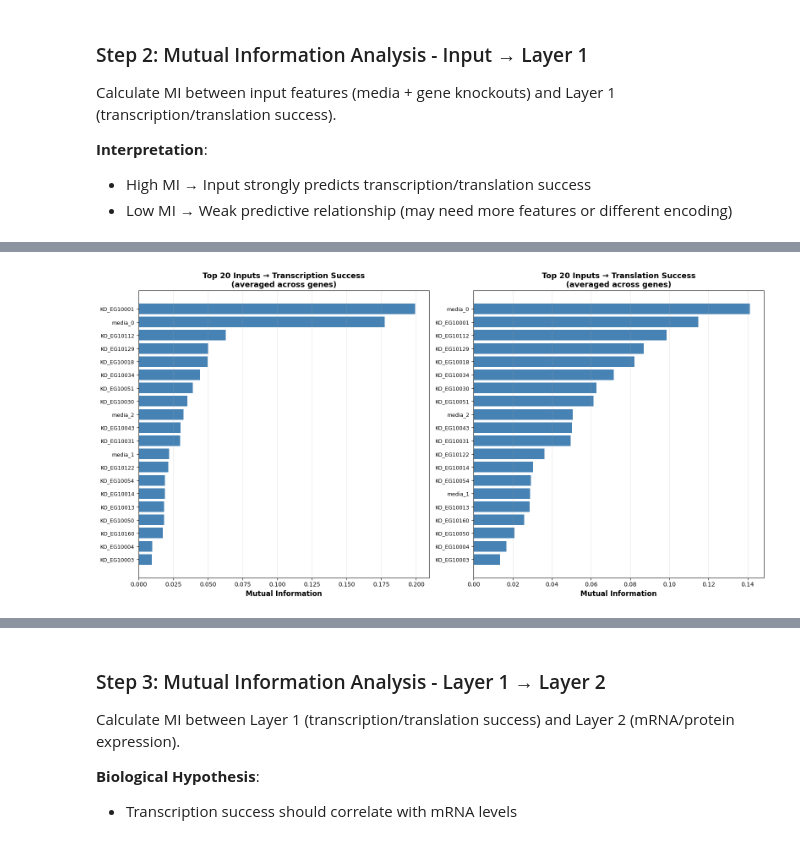
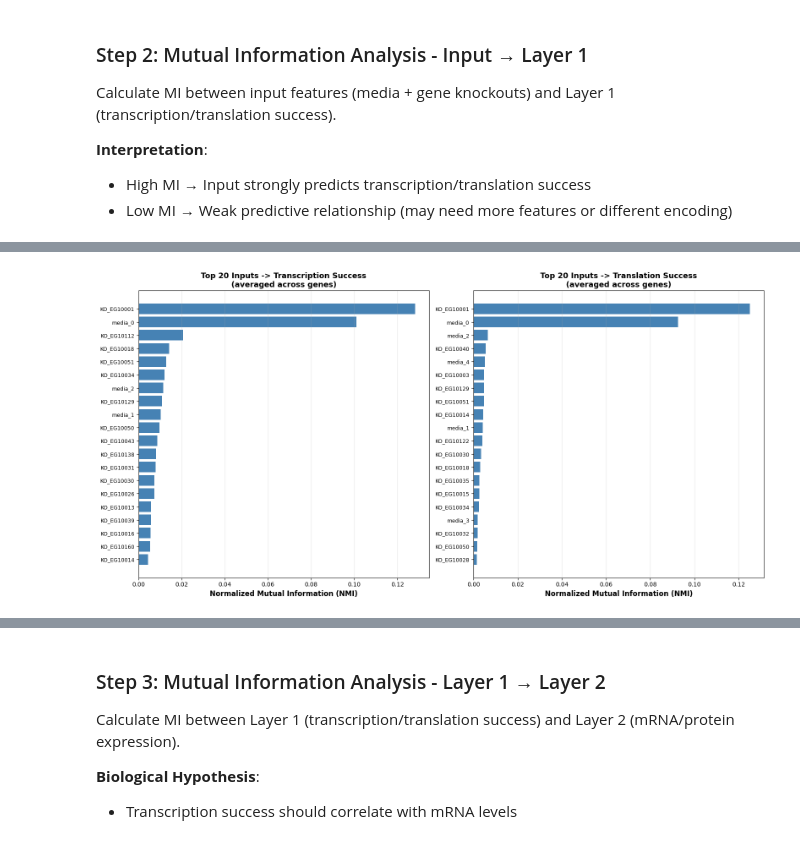
Before and after one commit to katha815/vEcoli-Local, a Jupyter notebook: reading/analysis_prior_to_ML_train.ipynb, the cells around one changed output, grey strips where cells are left out. Drawn from its saved outputs; the diff is of its cells as text; code cells hidden in the pictures.

Commit message:
MI analysis optimised and preprocessing function added for growth rate

```diff
--- a/reading/analysis_prior_to_ML_train.ipynb
+++ b/reading/analysis_prior_to_ML_train.ipynb
@@ -2850,68 +3066,108 @@ Calculate MI between input features (media + gene knockouts) and Layer 1 (transc
 # %%
-# OPTIMIZED: Mutual Information - Input → Layer 1
+# OPTIMIZED: Mutual Information - Input → Layer 1 (with normalization)
 
+import os
+import numpy as np
+import pandas as pd
 import matplotlib.pyplot as plt
 from sklearn.feature_selection import mutual_info_regression
-import os
+
+def _discretize_for_entropy(y, bins=10):
+    y_series = pd.Series(y)
+    try:
+        yb = pd.qcut(y_series.rank(method='first'), q=min(bins, y_series.nunique()), labels=False, duplicates='drop')
+    except Exception:
+        yb = pd.cut(y_series, bins=min(bins, max(2, y_series.nunique())), labels=False, duplicates='drop')
+    return pd.Series(yb).fillna(0).astype(int).to_numpy()
+
+def _entropy_discrete(y_disc):
+    counts = np.bincount(y_disc)
+    probs = counts[counts > 0] / counts.sum()
+    return float(-(probs * np.log(probs)).sum())
 
 print('\n' + '=' * 80)
-print('MUTUAL INFORMATION ANALYSIS: INPUT → LAYER 1')
+print('MUTUAL INFORMATION ANALYSIS: INPUT → LAYER 1 (RAW + NORMALIZED)')
 print('=' * 80)
 
-# Calculate MI for all Layer 1 features
+# Calculate MI/NMI for all Layer 1 targets
 mi_input_to_layer1 = {}
+nmi_input_to_layer1 = {}
+target_entropy_layer1 = {}
+
 for col in layer1_features.columns:
-    mi_scores = mutual_info_regression(input_features, layer1_features[col],
-                                       random_state=42, n_neighbors=3)
+    y = layer1_features[col].to_numpy()
+    mi_scores = mutual_info_regression(input_features, y, random_state=42, n_neighbors=3)
+    hy = _entropy_discrete(_discretize_for_entropy(y))
+    nmi_scores = np.clip(mi_scores / hy, 0, 1) if hy > 0 else np.full_like(mi_scores, np.nan, dtype=float)
+
     mi_input_to_layer1[col] = mi_scores
+    nmi_input_to_layer1[col] = nmi_scores
+    target_entropy_layer1[col] = hy
 
-# Create summary DataFrame
+# Create summary DataFrames
 mi_df_input_layer1 = pd.DataFrame(mi_input_to_layer1, index=input_features.columns)
+nmi_df_input_layer1 = pd.DataFrame(nmi_input_to_layer1, index=input_features.columns)
 
 # Save detailed results
 os.makedirs('/user/home/il22158/work/vEcoli/reading/results/MI', exist_ok=True)
-mi_df_input_layer1.to_csv('/user/home/il22158/work/vEcoli/reading/results/MI/input_to_layer1_detailed.csv')
+mi_df_input_layer1.to_csv('/user/home/il22158/work/vEcoli/reading/results/MI/input_to_layer1_detailed_raw_mi.csv')
+nmi_df_input_layer1.to_csv('/user/home/il22158/work/vEcoli/reading/results/MI/input_to_layer1_detailed_nmi.csv')
+pd.Series(target_entropy_layer1, name='target_entropy_nats').to_csv('/user/home/il22158/work/vEcoli/reading/results/MI/input_to_layer1_target_entropy.csv')
 
 # Aggregate by feature type (transcription vs translation)
-trans_cols = [c for c in layer1_features.columns if '_trans' in c]
-transl_cols = [c for c in layer1_features.columns if '_transl' in c]
+trans_cols = [c for c in layer1_features.columns if c.endswith('_trans')]
+transl_cols = [c for c in layer1_features.columns if c.endswith('_transl')]
 
-mi_transcription_avg = mi_df_input_layer1[trans_cols].mean(axis=1)
-mi_translation_avg = mi_df_input_layer1[transl_cols].mean(axis=1)
+nmi_transcription_avg = nmi_df_input_layer1[trans_cols].mean(axis=1)
+nmi_translation_avg = nmi_df_input_layer1[transl_cols].mean(axis=1)
 
-print(f'\nAverage MI to Layer 1 (across {len(trans_cols)} genes):')
-print(f'  Transcription: Mean={mi_transcription_avg.mean():.4f}, Max={mi_transcription_avg.max():.4f}')
-print(f'  Translation:   Mean={mi_translation_avg.mean():.4f}, Max={mi_translation_avg.max():.4f}')
+print(f'\nAverage NMI to Layer 1 (across {len(trans_cols)} genes):')
+print(f'  Transcription: Mean={nmi_transcription_avg.mean():.4f}, Max={nmi_transcription_avg.max():.4f}')
+print(f'  Translation:   Mean={nmi_translation_avg.mean():.4f}, Max={nmi_translation_avg.max():.4f}')
 
-# Top input features
 print('\nTop 5 inputs for transcription (averaged across genes):')
-for feat, mi_val in mi_transcription_avg.nlargest(5).items():
-    print(f'  {feat:30s} MI={mi_val:.4f}')
+for feat, nmi_val in nmi_transcription_avg.nlargest(5).items():
+    print(f'  {feat:30s} NMI={nmi_val:.4f}')
 
 print('\nTop 5 inputs for translation (averaged across genes):')
-for feat, mi_val in mi_translation_avg.nlargest(5).items():
-    print(f'  {feat:30s} MI={mi_val:.4f}')
+for feat, nmi_val in nmi_translation_avg.nlargest(5).items():
+    print(f'  {feat:30s} NMI={nmi_val:.4f}')
 
-# Visualize aggregated MI
+# Visualize aggregated NMI
 fig, axes = plt.subplots(1, 2, figsize=(16, 8))
 
-for idx, (mi_avg, title) in enumerate([(mi_transcription_avg, 'Transcription Success'),
-                                        (mi_translation_avg, 'Translation Success')]):
-    top20 = mi_avg.nlargest(20)
+for idx, (nmi_avg, title) in enumerate([(nmi_transcription_avg, 'Transcription Success'),
+                                        (nmi_translation_avg, 'Translation Success')]):
+    top20 = nmi_avg.nlargest(20)
     axes[idx].barh(range(len(top20)), top20.values, color='steelblue')
     axes[idx].set_yticks(range(len(top20)))
     axes[idx].set_yticklabels(top20.index, fontsize=9)
-    axes[idx].set_xlabel('Mutual Information', fontsize=12, fontweight='bold')
+    axes[idx].set_xlabel('Normalized Mutual Information (NMI)', fontsize=12, fontweight='bold')
     axes[idx].set_title(f'Top 20 Inputs → {title}\n(averaged across genes)', fontsize=13, fontweight='bold')
     axes[idx].grid(axis='x', alpha=0.3)
     axes[idx].invert_yaxis()
 
 plt.tight_layout()
-plt.savefig('/user/home/il22158/work/vEcoli/reading/results/MI/input_to_layer1.png', dpi=150, bbox_inches='tight')
+plt.savefig('/user/home/il22158/work/vEcoli/reading/results/MI/input_to_layer1_nmi.png', dpi=150, bbox_inches='tight')
 plt.show()
 
-print('\n✓ Saved: MI/input_to_layer1_detailed.csv')
-print('✓ Saved: MI/input_to_layer1.png')
+# Evaluation metrics
+eval_input_layer1 = pd.DataFrame({
+    'metric': ['mean_nmi', 'median_nmi', 'top10_mean_nmi', 'frac_nmi_ge_0.1', 'frac_nmi_ge_0.2'],
+    'value': [
+        float(nmi_df_input_layer1.values.mean()),
+        float(np.nanmedian(nmi_df_input_layer1.values)),
+        float(pd.Series(nmi_df_input_layer1.values.ravel()).nlargest(10).mean()),
+        float((nmi_df_input_layer1.values >= 0.1).mean()),
+        float((nmi_df_input_layer1.values >= 0.2).mean()),
+    ]
+})
+eval_input_layer1.to_csv('/user/home/il22158/work/vEcoli/reading/results/MI/input_to_layer1_eval_metrics.csv', index=False)
+
+print('\n✓ Saved: MI/input_to_layer1_detailed_raw_mi.csv')
+print('✓ Saved: MI/input_to_layer1_detailed_nmi.csv')
+print('✓ Saved: MI/input_to_layer1_nmi.png')
+print('✓ Saved: MI/input_to_layer1_eval_metrics.csv')
 print('=' * 80)
 # %% [output]
 ================================================================================
@@ -2934 +3190 @@ Top 5 inputs for transcription (averaged across genes):
-[figure, old version]
+[figure, new version]
```
Also changed, not shown: parts of 15 cells of this notebook, 38 other files.
